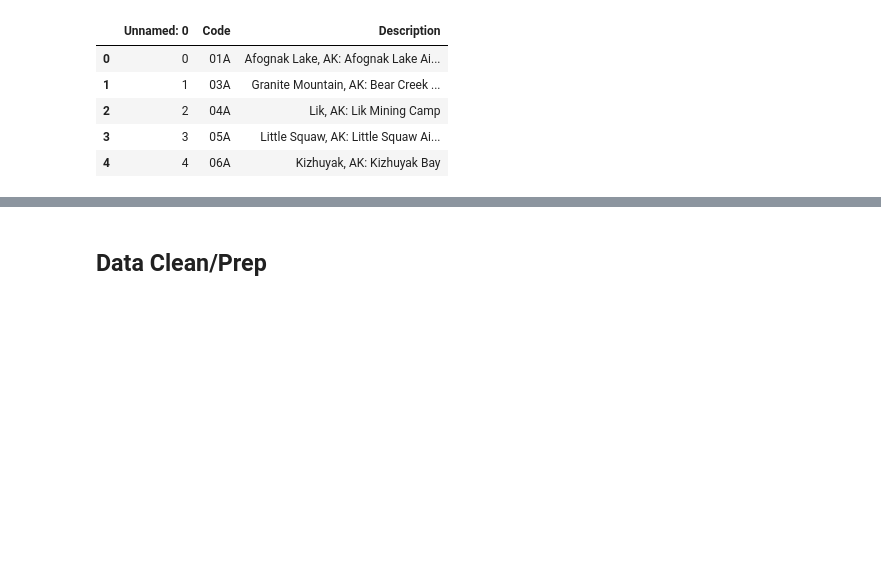
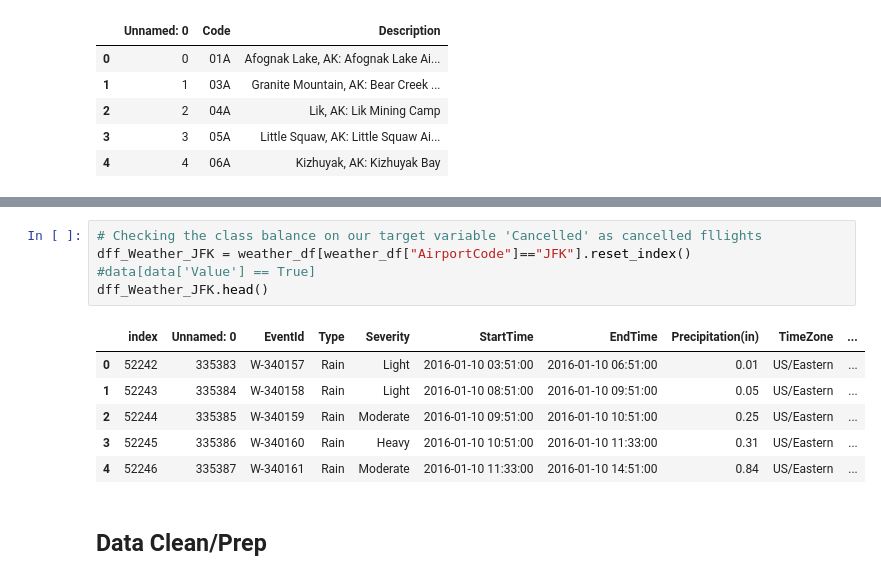
Before and after one commit to fausa/ADS508, a Jupyter notebook: Susy_EDA.ipynb, the cells around one changed output, grey strips where cells are left out. Drawn from its saved outputs; the diff is of its cells as text; blank space fills up the shorter version.

Commit message:
Weather data prep
isolated only JFK data prep for joining

```diff
--- a/Susy_EDA.ipynb
+++ b/Susy_EDA.ipynb
@@ -391,3 +404,15 @@ AirportCodes_df.head()
+# %%
+# Checking the class balance on our target variable 'Cancelled' as cancelled fllights
+dff_Weather_JFK = weather_df[weather_df["AirportCode"]=="JFK"].reset_index()
+#data[data['Value'] == True]
+dff_Weather_JFK.head()
+# %% [output]
+|  | index | Unnamed: 0 | EventId | Type | Severity | StartTime | EndTime | Precipitation(in) | TimeZone | ... |
+| 0 | 52242 | 335383 | W-340157 | Rain | Light | 2016-01-10 03:51:00 | 2016-01-10 06:51:00 | 0.01 | US/Eastern | ... |
+| 1 | 52243 | 335384 | W-340158 | Rain | Light | 2016-01-10 08:51:00 | 2016-01-10 09:51:00 | 0.05 | US/Eastern | ... |
+| 2 | 52244 | 335385 | W-340159 | Rain | Moderate | 2016-01-10 09:51:00 | 2016-01-10 10:51:00 | 0.25 | US/Eastern | ... |
+| 3 | 52245 | 335386 | W-340160 | Rain | Heavy | 2016-01-10 10:51:00 | 2016-01-10 11:33:00 | 0.31 | US/Eastern | ... |
+| 4 | 52246 | 335387 | W-340161 | Rain | Moderate | 2016-01-10 11:33:00 | 2016-01-10 14:51:00 | 0.84 | US/Eastern | ... |
 # %% [markdown]
 ## Data Clean/Prep
 # %% [markdown]
```
Also changed, not shown: parts of 46 cells of this notebook.
